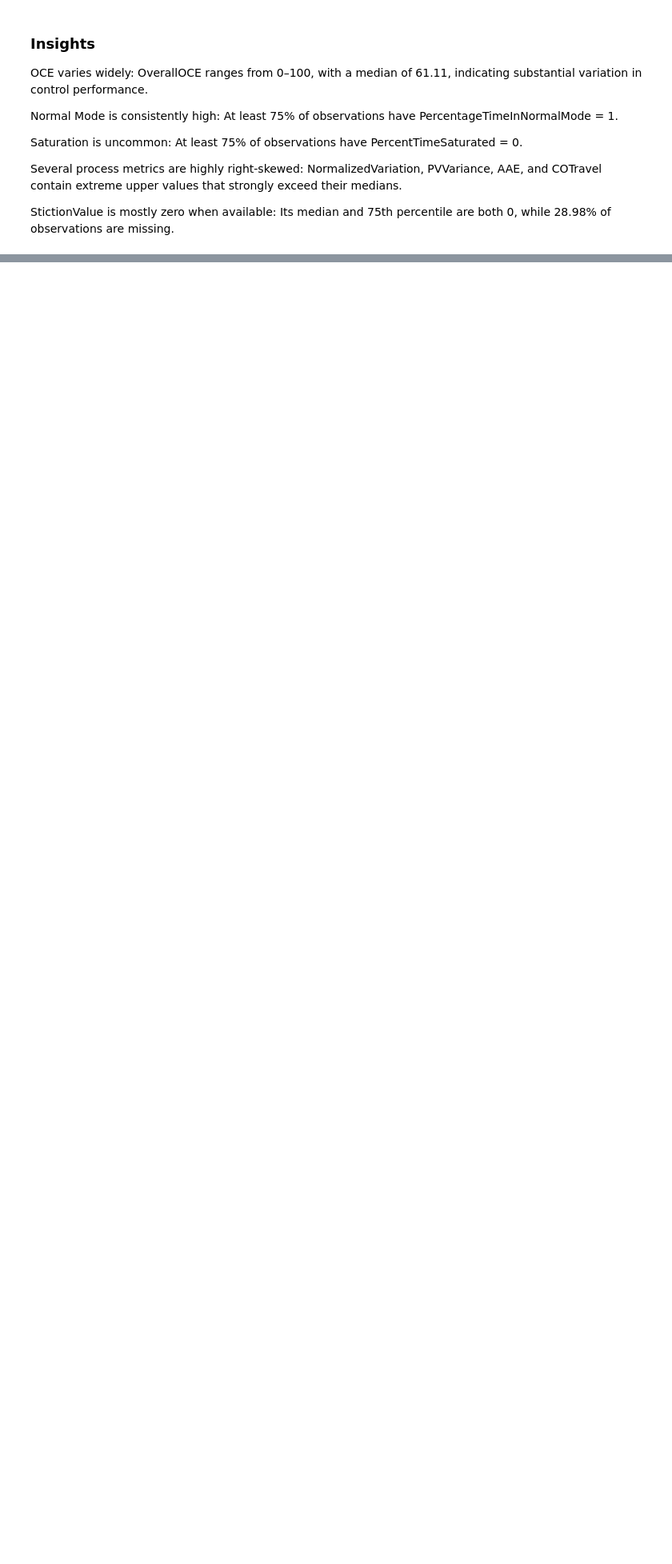
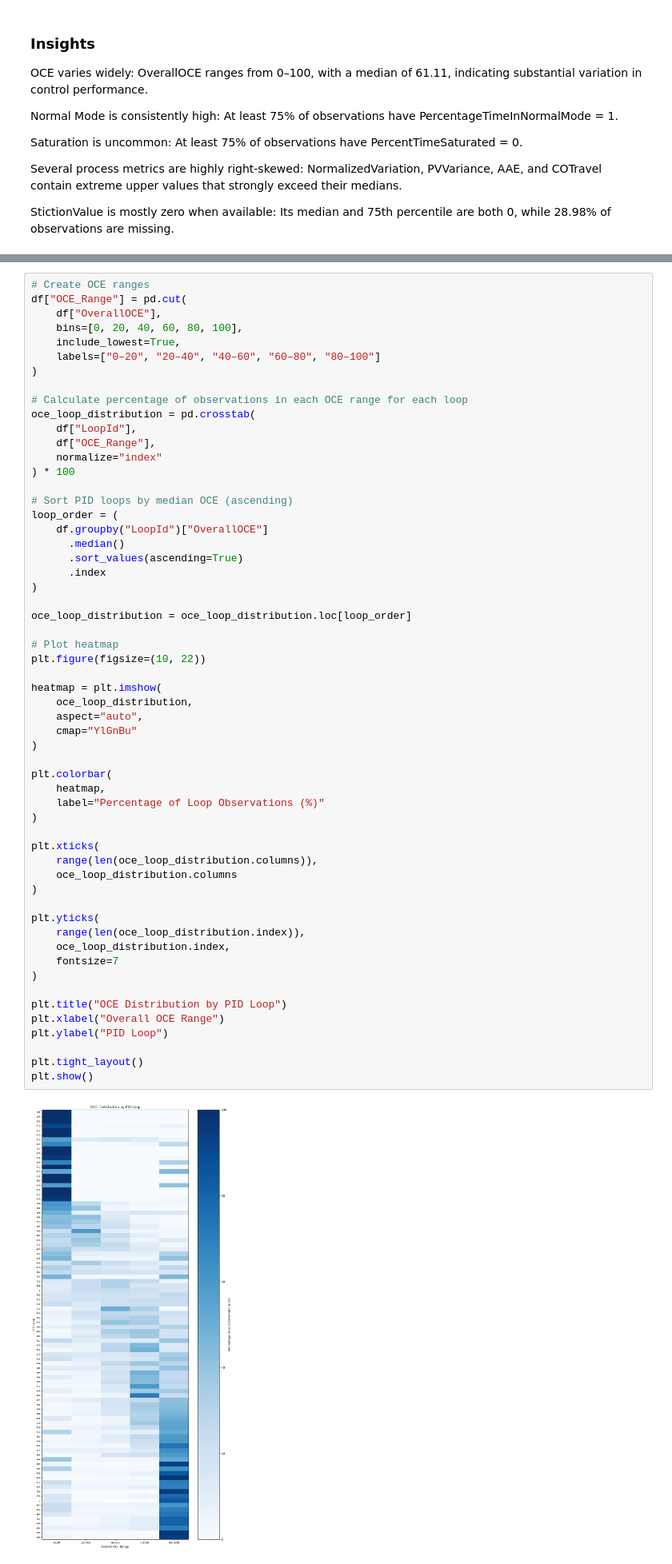
Before and after one commit to DataByThinh/control-station, a Jupyter notebook: notebooks/eda.ipynb, the cells around one changed output, grey strips where cells are left out. Shown at 80% size. Drawn from its saved outputs; the diff is of its cells as text; blank space fills up the shorter version.

```diff
--- a/notebooks/eda.ipynb
+++ b/notebooks/eda.ipynb
@@ -675,0 +809,59 @@ StictionValue is mostly zero when available: Its median and 75th percentile are
+# %%
+# Create OCE ranges
+df["OCE_Range"] = pd.cut(
+    df["OverallOCE"],
+    bins=[0, 20, 40, 60, 80, 100],
+    include_lowest=True,
+    labels=["0–20", "20–40", "40–60", "60–80", "80–100"]
+)
+
+# Calculate percentage of observations in each OCE range for each loop
+oce_loop_distribution = pd.crosstab(
+    df["LoopId"],
+    df["OCE_Range"],
+    normalize="index"
+) * 100
+
+# Sort PID loops by median OCE (ascending)
+loop_order = (
+    df.groupby("LoopId")["OverallOCE"]
+      .median()
+      .sort_values(ascending=True)
+      .index
+)
+
+oce_loop_distribution = oce_loop_distribution.loc[loop_order]
+
+# Plot heatmap
+plt.figure(figsize=(10, 22))
+
+heatmap = plt.imshow(
+    oce_loop_distribution,
+    aspect="auto",
+    cmap="YlGnBu"
+)
+
+plt.colorbar(
+    heatmap,
+    label="Percentage of Loop Observations (%)"
+)
+
+plt.xticks(
+    range(len(oce_loop_distribution.columns)),
+    oce_loop_distribution.columns
+)
+
+plt.yticks(
+    range(len(oce_loop_distribution.index)),
+    oce_loop_distribution.index,
+    fontsize=7
+)
+
+plt.title("OCE Distribution by PID Loop")
+plt.xlabel("Overall OCE Range")
+plt.ylabel("PID Loop")
+
+plt.tight_layout()
+plt.show()
+# %% [output]
+[figure, added]
```
Also changed, not shown: parts of 14 cells of this notebook.
